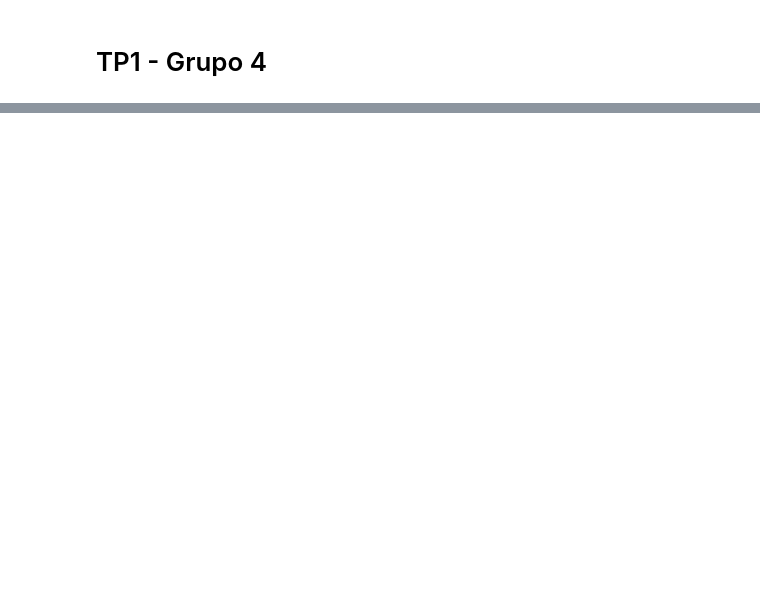
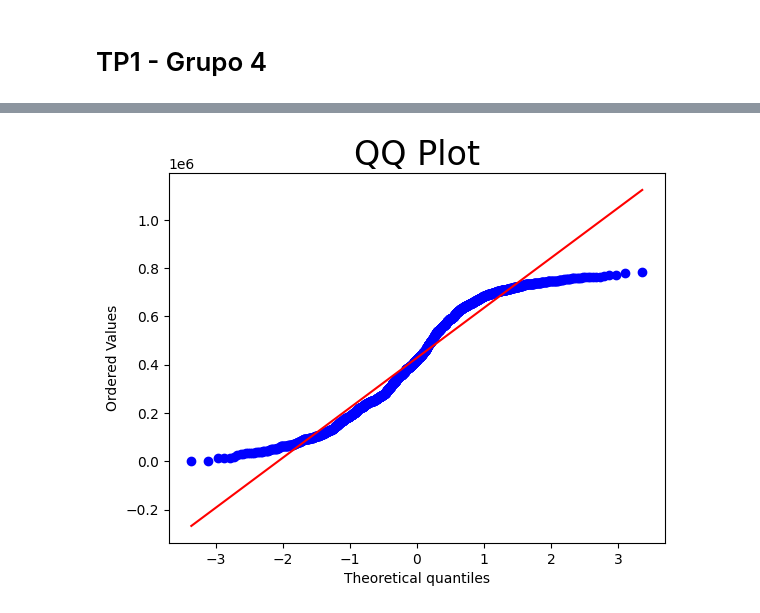
Before and after one commit to rstvz90/AST_G4, a Jupyter notebook: tp1.ipynb, the cells around one changed output, grey strips where cells are left out. Drawn from its saved outputs; the diff is of its cells as text; code cells hidden in the pictures; blank space fills up the shorter version.

```diff
--- a/tp1.ipynb
+++ b/tp1.ipynb
@@ -107,0 +54,6 @@ else:
+# %%
+scipy.stats.probplot(pasajeros_d.pas, plot = pylab)
+plt.title("QQ Plot", size = 24)
+pylab.show()
+# %% [output]
+[figure, added]
```
Also changed, not shown: parts of 34 cells of this notebook, 4 other files.
